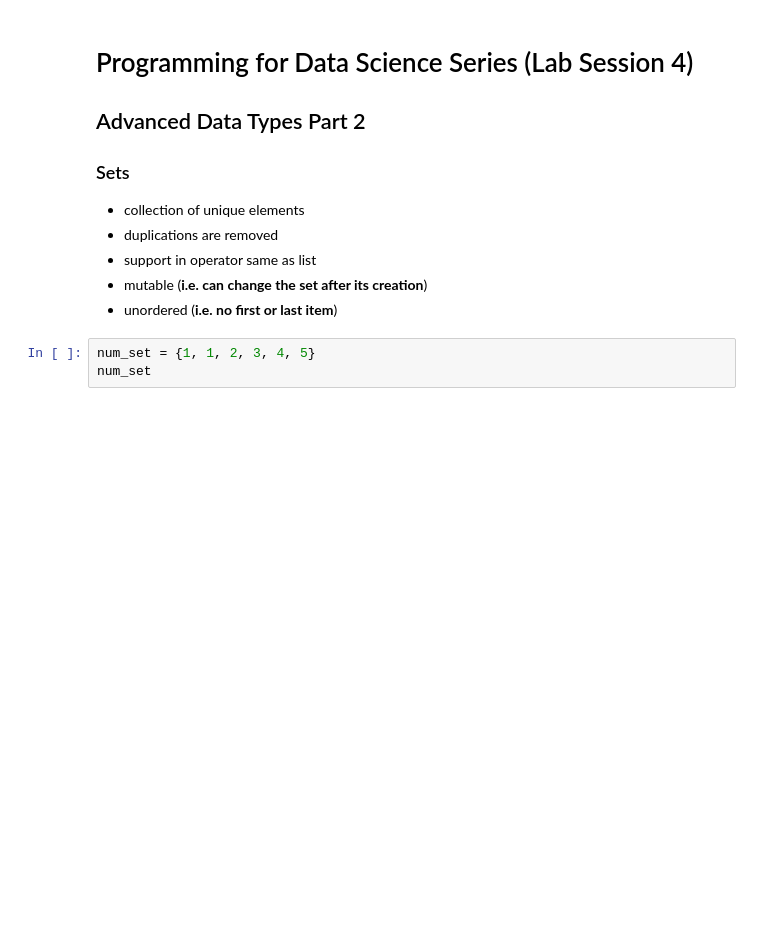
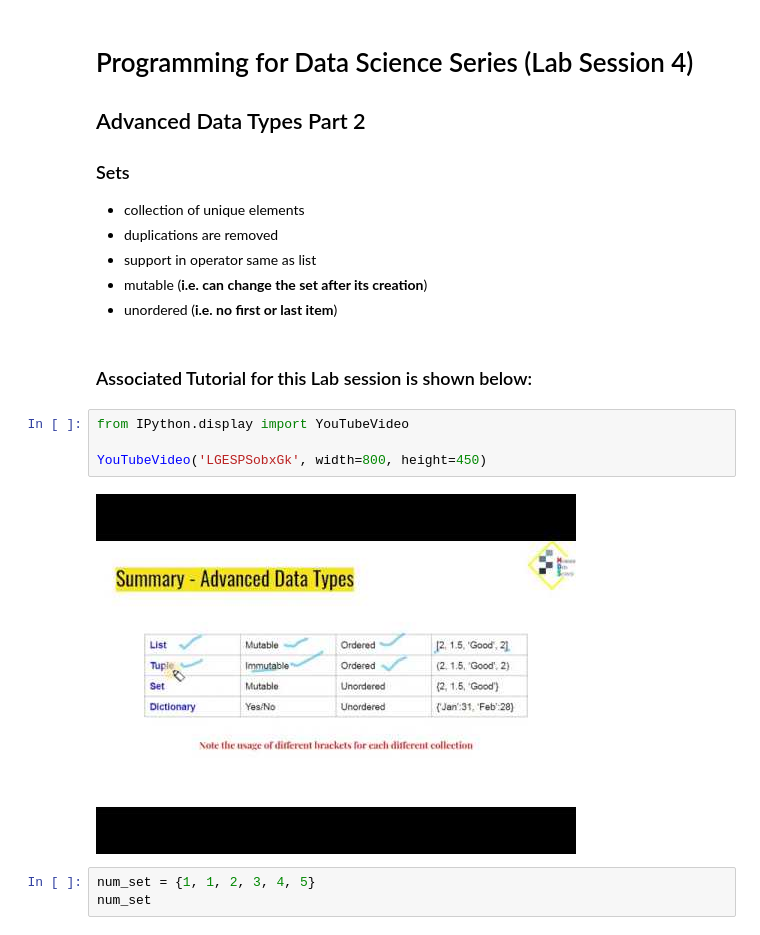
Before and after one commit to myanmards/programming-series, a Jupyter notebook: 004-AdvancedDataTypesPart2.ipynb, the cells around one changed output. Saved outputs shown, nothing was run; the diff lists cells and outputs as text; blank space fills up the shorter version.

Commit message:
Video Lessons Added

```diff
--- a/004-AdvancedDataTypesPart2.ipynb
+++ b/004-AdvancedDataTypesPart2.ipynb
@@ -7,6 +7,14 @@
 * support in operator same as list
 * mutable (<b>i.e. can change the set after its creation</b>)
 * unordered (<b>i.e. no first or last item</b>)
+# %% [markdown]
+### Associated Tutorial for this Lab session is shown below:
+# %%
+from IPython.display import YouTubeVideo
+
+YouTubeVideo('LGESPSobxGk', width=800, height=450)
+# %% [output]
+[figure, added]
 # %%
 num_set = {1, 1, 2, 3, 4, 5}
 num_set
```
Also changed, not shown: 3 other files.
